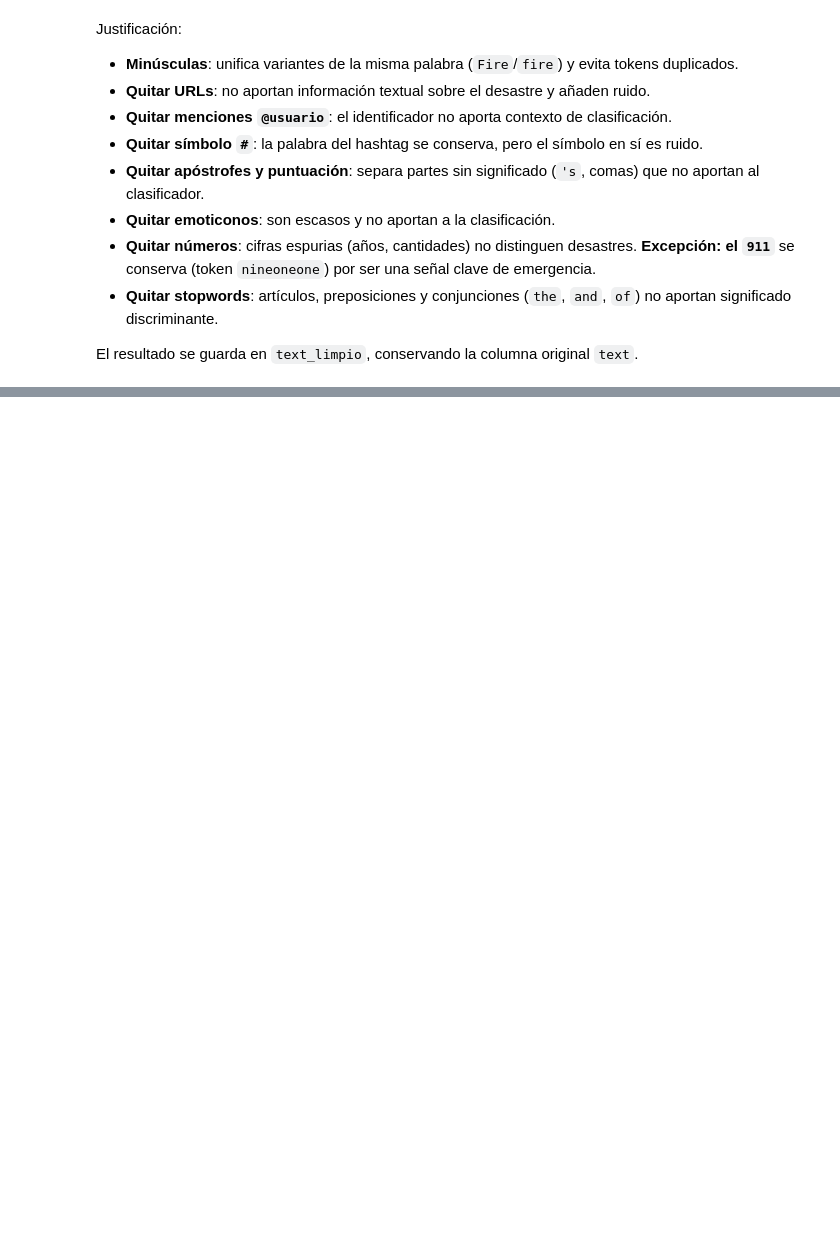
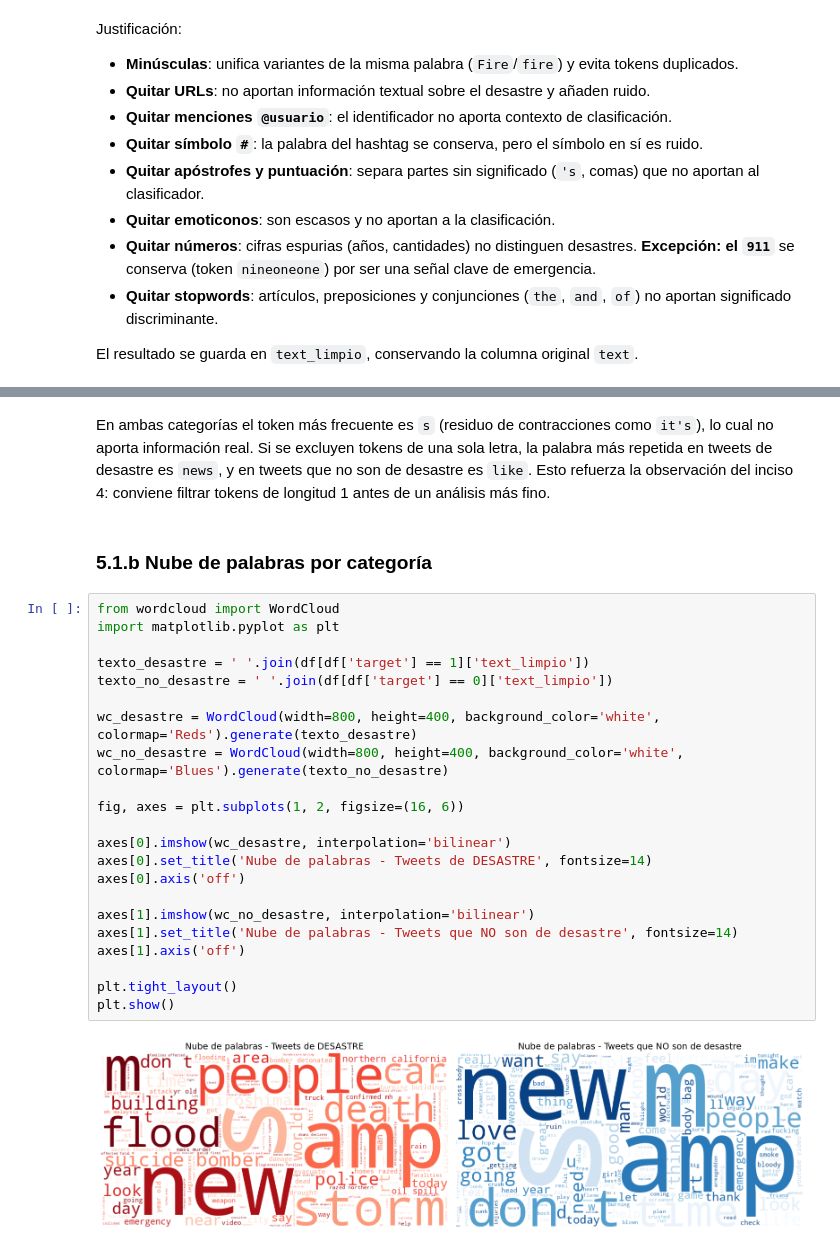
Before and after one commit to Ikeel04/Labs-DS, a Jupyter notebook: Lab5/Laboratorio5.ipynb, the cells around one changed output, grey strips where cells are left out. Cells and saved outputs as stored; diff of their text form; blank space fills up the shorter version.

```diff
--- a/Lab5/Laboratorio5.ipynb
+++ b/Lab5/Laboratorio5.ipynb
@@ -54,0 +159,28 @@ El resultado se guarda en `text_limpio`, conservando la columna original `text`.
+# %% [markdown]
+En ambas categorías el token más frecuente es `s` (residuo de contracciones como `it's`), lo cual no aporta información real. Si se excluyen tokens de una sola letra, la palabra más repetida en tweets de desastre es `news`, y en tweets que no son de desastre es `like`. Esto refuerza la observación del inciso 4: conviene filtrar tokens de longitud 1 antes de un análisis más fino.
+# %% [markdown]
+### 5.1.b Nube de palabras por categoría
+# %%
+from wordcloud import WordCloud
+import matplotlib.pyplot as plt
+
+texto_desastre = ' '.join(df[df['target'] == 1]['text_limpio'])
+texto_no_desastre = ' '.join(df[df['target'] == 0]['text_limpio'])
+
+wc_desastre = WordCloud(width=800, height=400, background_color='white', colormap='Reds').generate(texto_desastre)
+wc_no_desastre = WordCloud(width=800, height=400, background_color='white', colormap='Blues').generate(texto_no_desastre)
+
+fig, axes = plt.subplots(1, 2, figsize=(16, 6))
+
+axes[0].imshow(wc_desastre, interpolation='bilinear')
+axes[0].set_title('Nube de palabras - Tweets de DESASTRE', fontsize=14)
+axes[0].axis('off')
+
+axes[1].imshow(wc_no_desastre, interpolation='bilinear')
+axes[1].set_title('Nube de palabras - Tweets que NO son de desastre', fontsize=14)
+axes[1].axis('off')
+
+plt.tight_layout()
+plt.show()
+# %% [output]
+[figure, added]
```
Also changed, not shown: parts of 14 cells of this notebook.
